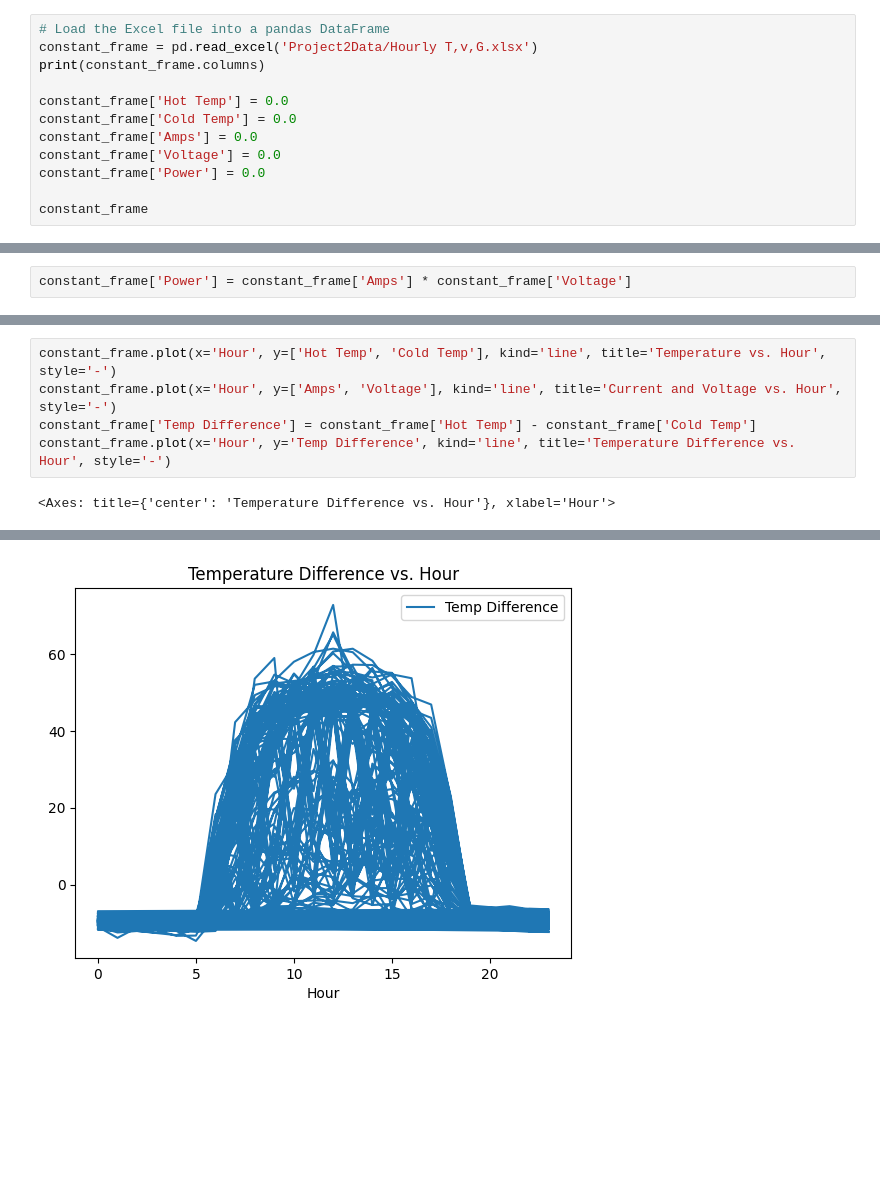
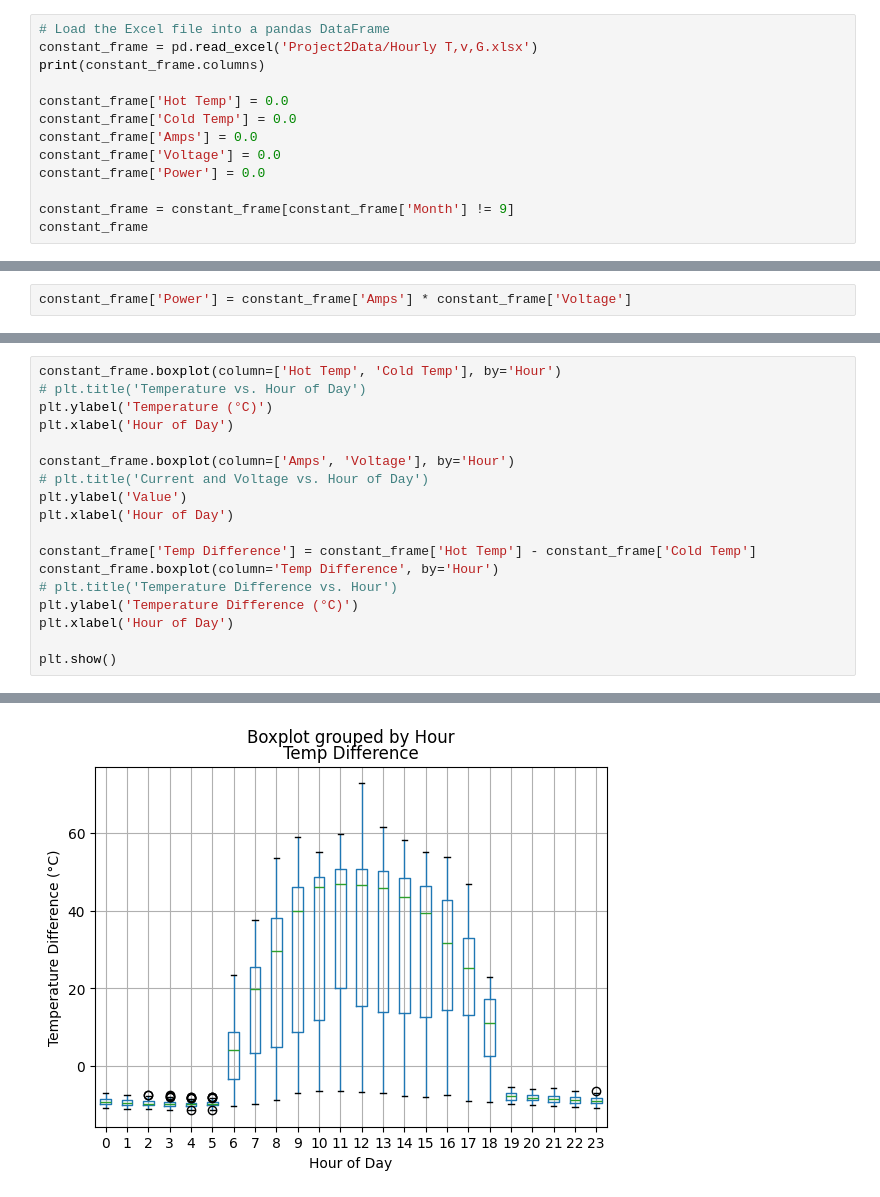
Before and after one commit to Willmac16/DFTS-Team-Seven, a Jupyter notebook: Project2.ipynb, the cells around one changed output, grey strips where cells are left out. Drawn from its saved outputs; the diff is of its cells as text; blank space fills up the shorter version.

```diff
--- a/Project2.ipynb
+++ b/Project2.ipynb
@@ -65,6 +67,7 @@ constant_frame['Amps'] = 0.0
 constant_frame['Voltage'] = 0.0
 constant_frame['Power'] = 0.0
 
+constant_frame = constant_frame[constant_frame['Month'] != 9]
 constant_frame
 # %% [output]
 Index(['Month', 'Day', 'Hour', 'Beam Irradiance (W/m2)',
@@ -452,7 +442,19 @@ constant_frame.describe()
 # %%
-constant_frame.plot(x='Hour', y=['Hot Temp', 'Cold Temp'], kind='line', title='Temperature vs. Hour', style='-')
-constant_frame.plot(x='Hour', y=['Amps', 'Voltage'], kind='line', title='Current and Voltage vs. Hour', style='-')
+constant_frame.boxplot(column=['Hot Temp', 'Cold Temp'], by='Hour')
+# plt.title('Temperature vs. Hour of Day')
+plt.ylabel('Temperature (°C)')
+plt.xlabel('Hour of Day')
+
+constant_frame.boxplot(column=['Amps', 'Voltage'], by='Hour')
+# plt.title('Current and Voltage vs. Hour of Day')
+plt.ylabel('Value')
+plt.xlabel('Hour of Day')
+
 constant_frame['Temp Difference'] = constant_frame['Hot Temp'] - constant_frame['Cold Temp']
-constant_frame.plot(x='Hour', y='Temp Difference', kind='line', title='Temperature Difference vs. Hour', style='-')
+constant_frame.boxplot(column='Temp Difference', by='Hour')
+# plt.title('Temperature Difference vs. Hour')
+plt.ylabel('Temperature Difference (°C)')
+plt.xlabel('Hour of Day')
+
+plt.show()
 # %% [output]
-<Axes: title={'center': 'Temperature Difference vs. Hour'}, xlabel='Hour'>
@@ -461,4 +463,4 @@ constant_frame.plot(x='Hour', y='Temp Difference', kind='line', title='Temperatu
-[figure, old version]
+[figure, new version]
 # %%
 # Filter the dataframe to get the hours that fail to produce power
 voltage_failed_hours = constant_frame[constant_frame['Voltage'] < voltage_required]
```
Also changed, not shown: parts of 11 cells of this notebook.
